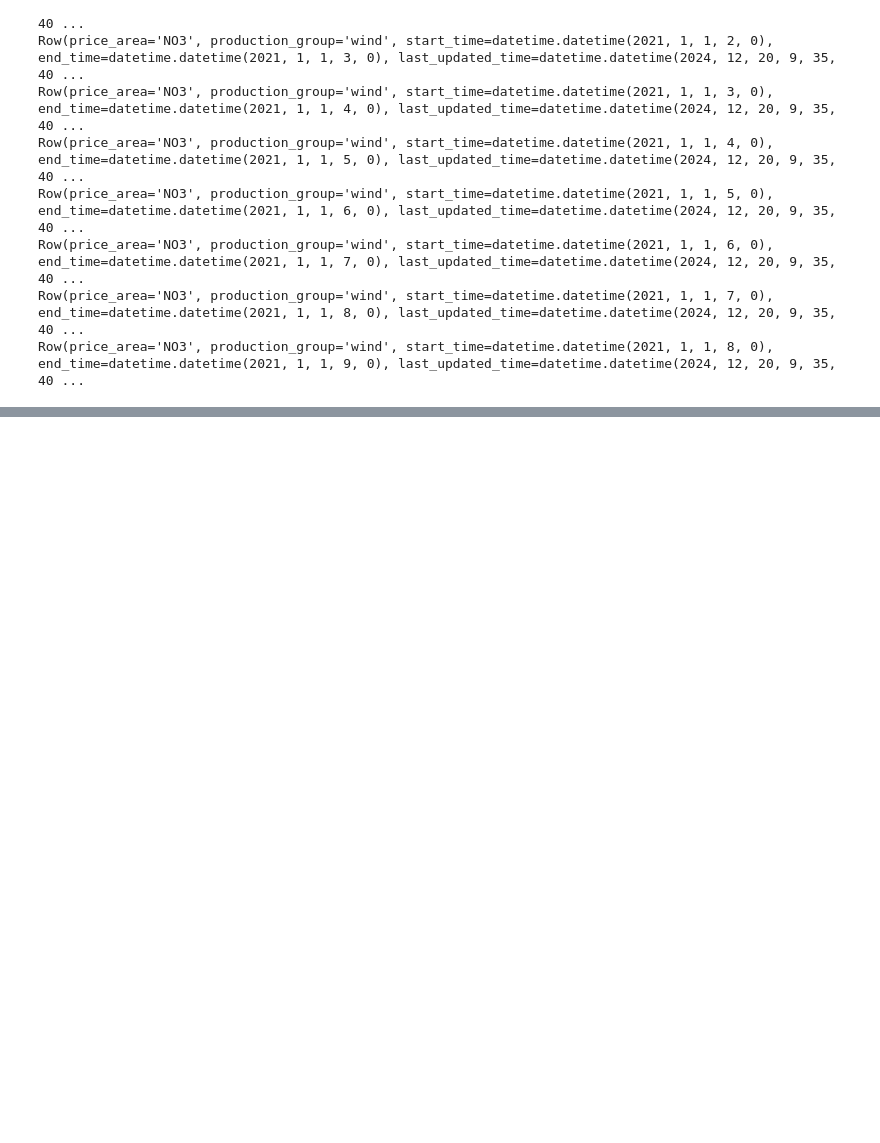
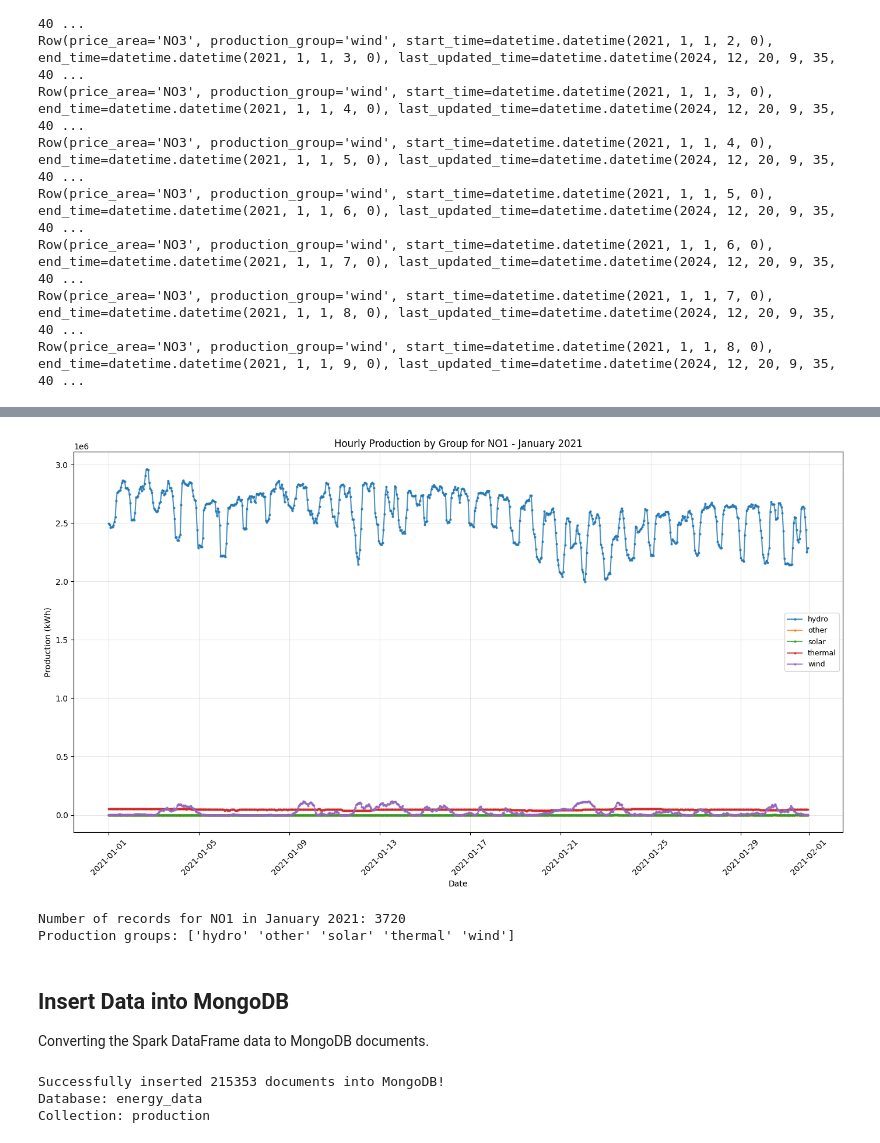
Before and after one commit to fayomitz/IND320-fayomitz, a Jupyter notebook: Part2.ipynb, the cells around one changed output, grey strips where cells are left out. Cells and saved outputs as stored; diff of their text form; code cells hidden in the pictures; blank space fills up the shorter version.

```diff
--- a/Part2.ipynb
+++ b/Part2.ipynb
@@ -340,0 +391,69 @@ Row(price_area='NO3', production_group='wind', start_time=datetime.datetime(2021
+# %%
+# Line plot: First month production by production group for a chosen price area
+import matplotlib.pyplot as plt
+from datetime import datetime
+
+# Filter data for the chosen price area and first month
+# Use utc=True to handle mixed timezones and convert to datetime
+df['startTime_parsed'] = pd.to_datetime(df['startTime'], utc=True)
+first_month_data = df[(df['priceArea'] == chosen_price_area) &
+                      (df['startTime_parsed'].dt.month == 1) &
+                      (df['startTime_parsed'].dt.year == 2021)]
+
+# Create line plot
+plt.figure(figsize=(14, 8))
+
+# Plot each production group separately
+for group in first_month_data['productionGroup'].unique():
+    group_data = first_month_data[first_month_data['productionGroup'] == group]
+    group_data_sorted = group_data.sort_values('startTime_parsed')
+    plt.plot(group_data_sorted['startTime_parsed'],
+             group_data_sorted['quantityKwh'],
+             label=group,
+             marker='o',
+             markersize=2,
+             linewidth=1.5,
+             alpha=0.8)
+
+plt.xlabel('Date')
+plt.ylabel('Production (kWh)')
+plt.title(f'Hourly Production by Group for {chosen_price_area} - January 2021')
+plt.legend(loc='best', fontsize=9)
+plt.grid(True, alpha=0.3)
+plt.xticks(rotation=45)
+plt.tight_layout()
+plt.show()
+
+print(f"\nNumber of records for {chosen_price_area} in January 2021: {len(first_month_data)}")
+print(f"Production groups: {first_month_data['productionGroup'].unique()}")
+# %% [output]
+[figure, added]
+Number of records for NO1 in January 2021: 3720
+Production groups: ['hydro' 'other' 'solar' 'thermal' 'wind']
+# %% [markdown]
+## Insert Data into MongoDB
+
+Converting the Spark DataFrame data to MongoDB documents.
+# %%
+# Insert Spark-extracted data into MongoDB
+# Create a new database and collection for production data
+production_db = client['energy_data']
+production_collection = production_db['production']
+
+# Convert the pandas DataFrame to dictionary records
+production_records = df.to_dict('records')
+
+# Insert the data into MongoDB
+# Clear existing data first (optional)
+production_collection.delete_many({})
+
+# Insert all records
+result = production_collection.insert_many(production_records)
+
+print(f"Successfully inserted {len(result.inserted_ids)} documents into MongoDB!")
+print(f"Database: energy_data")
+print(f"Collection: production")
+# %% [output]
+Successfully inserted 215353 documents into MongoDB!
+Database: energy_data
+Collection: production
```
Also changed, not shown: parts of 7 cells of this notebook.
